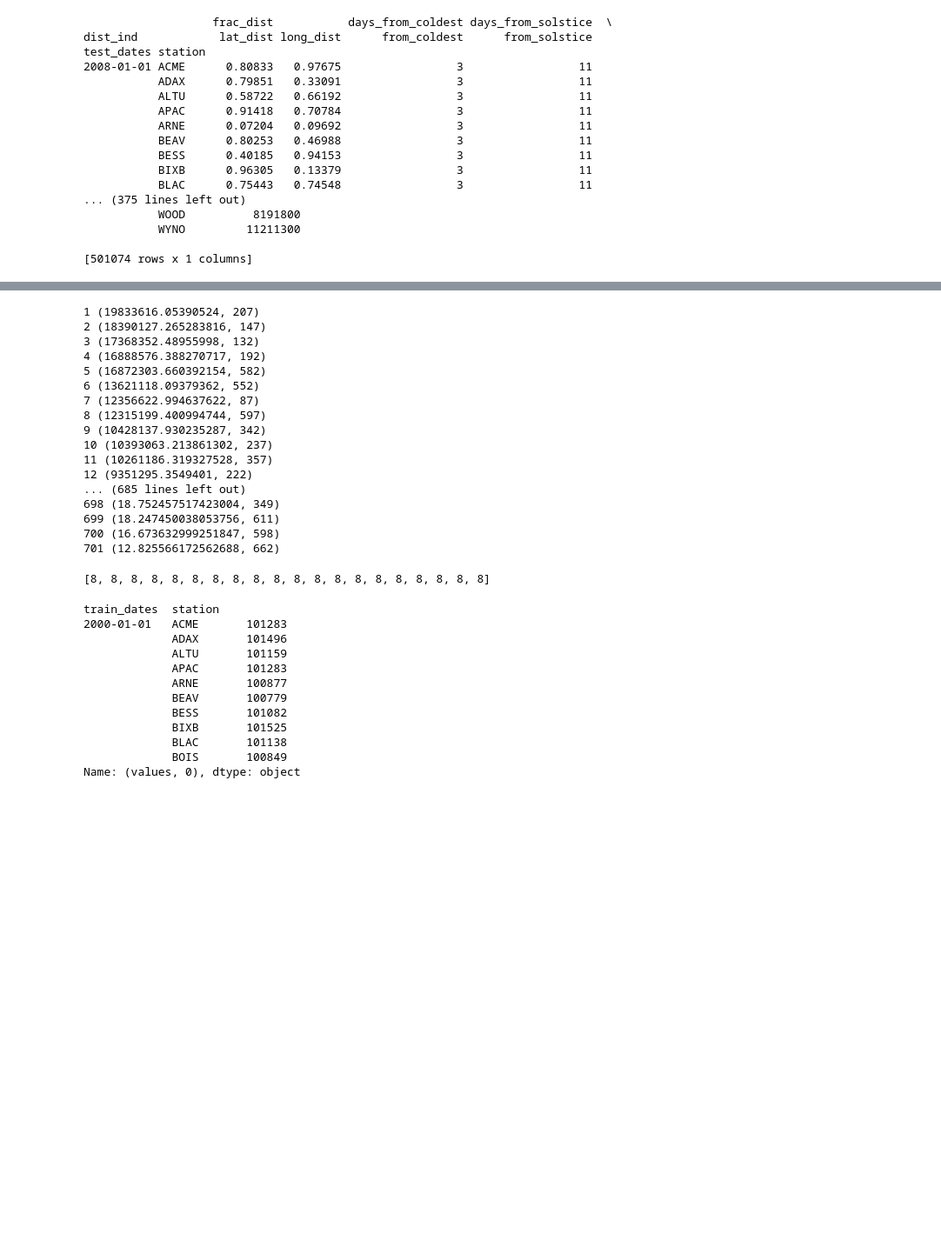
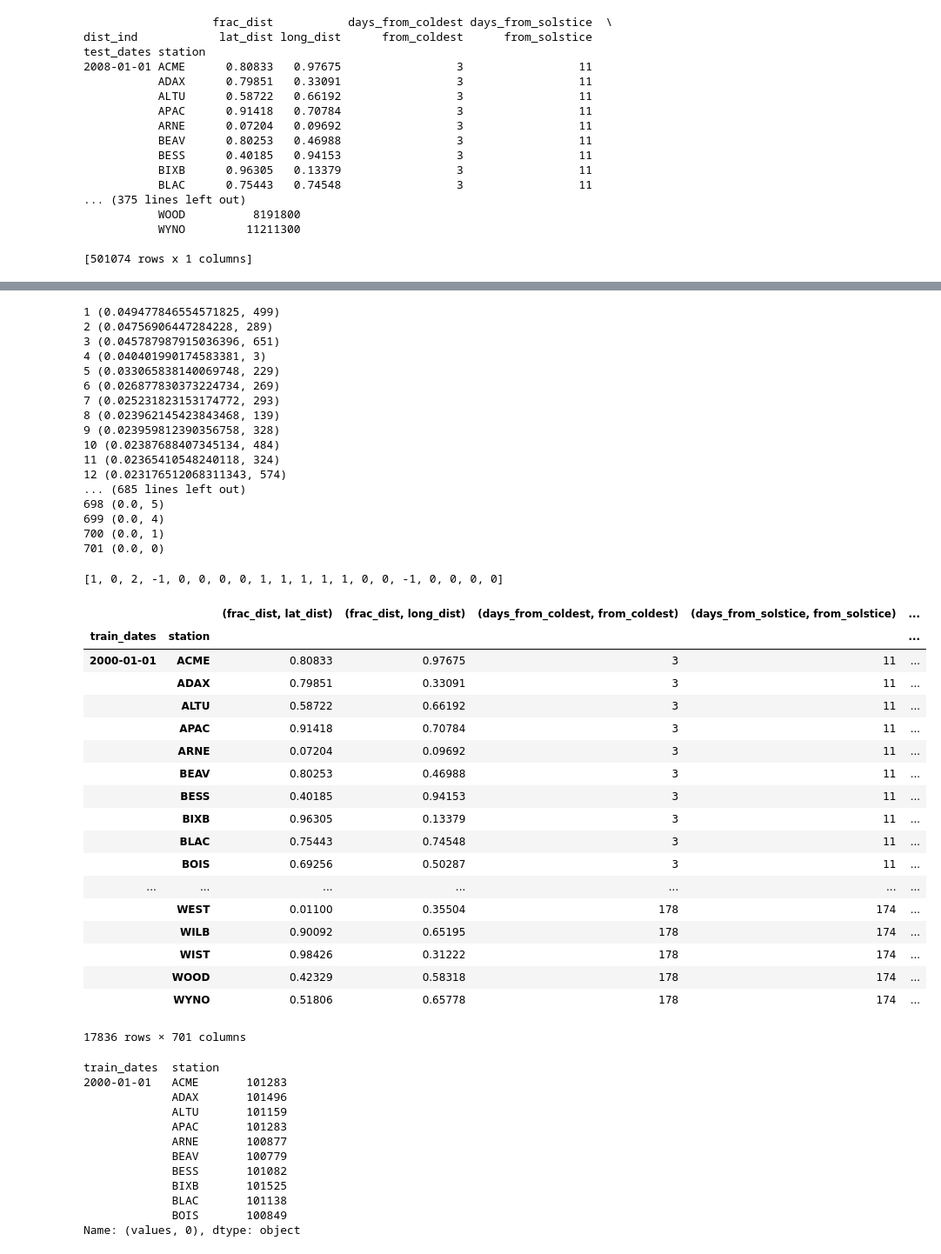
Before and after one commit to joelmpiper/solar_energy_prediction, a Jupyter notebook: notebooks/Full_Walkthrough.ipynb, the cells around one changed output, grey strips where cells are left out. Shown: that part at 87% size. Drawn from its saved outputs; the diff is of its cells as text; code cells hidden in the pictures; blank space fills up the shorter version.

```diff
--- a/notebooks/Full_Walkthrough.ipynb
+++ b/notebooks/Full_Walkthrough.ipynb
@@ -511,5 +511,5 @@ from solar.report.submission import Submission
 from solar.analyze.model import Model
 import cPickle as pickle
 
-model = pickle.load(open('solar/data/kaggle_solar/models/model_2016-02-21-10-13-21.p', 'rb'))
+model = pickle.load(open('solar/data/kaggle_solar/models/model_2016-02-21-16-11-01.p', 'rb'))
 # %%
@@ -517,38 +535,58 @@ model.best_estimator_.coef_/
 # %%
 import numpy as np
-means = np.mean(my_input[0].values,axis=0)
-coefs = model.best_estimator_.coef_.ravel()
-multis = coefs*means
+coefs = model.best_estimator_.feature_importances_.ravel()
 var_import = []
-for col, val in enumerate(list(multis)):
+for col, val in enumerate(list(coefs)):
     var_import.append((abs(val), col))
 var_import.sort(reverse=True)
 for i, entry in enumerate(var_import):
     print i+1, entry
 # %% [output]
-1 (19833616.05390524, 207)
-2 (18390127.265283816, 147)
-3 (17368352.48955998, 132)
-4 (16888576.388270717, 192)
-5 (16872303.660392154, 582)
-6 (13621118.09379362, 552)
-7 (12356622.994637622, 87)
-8 (12315199.400994744, 597)
-9 (10428137.930235287, 342)
-10 (10393063.213861302, 237)
-11 (10261186.319327528, 357)
-12 (9351295.3549401, 222)
+1 (0.049477846554571825, 499)
+2 (0.04756906447284228, 289)
+3 (0.045787987915036396, 651)
+4 (0.040401990174583381, 3)
+5 (0.033065838140069748, 229)
+6 (0.026877830373224734, 269)
+7 (0.025231823153174772, 293)
+8 (0.023962145423843468, 139)
+9 (0.023959812390356758, 328)
+10 (0.02387688407345134, 484)
+11 (0.02365410548240118, 324)
+12 (0.023176512068311343, 574)
 ... (685 lines left out)
-698 (18.752457517423004, 349)
-699 (18.247450038053756, 611)
-700 (16.673632999251847, 598)
-701 (12.825566172562688, 662)
+698 (0.0, 5)
+699 (0.0, 4)
+700 (0.0, 1)
+701 (0.0, 0)
 # %%
 my_input = pickle.load(open('solar/data/kaggle_solar/inputs/input_2016-02-21-09-27-29.p', 'rb'))
 # %%
-[(((var[1]-4)%15)) for var in var_import][0:20]
+[(((var[1]-4)/15)/4)/5 for var in var_import][0:20]
 # %% [output]
-[8, 8, 8, 8, 8, 8, 8, 8, 8, 8, 8, 8, 8, 8, 8, 8, 8, 8, 8, 8]
+[1, 0, 2, -1, 0, 0, 0, 0, 1, 1, 1, 1, 1, 0, 0, -1, 0, 0, 0, 0]
+# %%
+my_input[0]
+# %% [output]
+|  |  | (frac_dist, lat_dist) | (frac_dist, long_dist) | (days_from_coldest, from_coldest) | (days_from_solstice, from_solstice) | ... |
+| train_dates | station |  |  |  |  | ... |
+| 2000-01-01 | ACME | 0.80833 | 0.97675 | 3 | 11 | ... |
+|  | ADAX | 0.79851 | 0.33091 | 3 | 11 | ... |
+|  | ALTU | 0.58722 | 0.66192 | 3 | 11 | ... |
+|  | APAC | 0.91418 | 0.70784 | 3 | 11 | ... |
+|  | ARNE | 0.07204 | 0.09692 | 3 | 11 | ... |
+|  | BEAV | 0.80253 | 0.46988 | 3 | 11 | ... |
+|  | BESS | 0.40185 | 0.94153 | 3 | 11 | ... |
+|  | BIXB | 0.96305 | 0.13379 | 3 | 11 | ... |
+|  | BLAC | 0.75443 | 0.74548 | 3 | 11 | ... |
+|  | BOIS | 0.69256 | 0.50287 | 3 | 11 | ... |
+| ... | ... | ... | ... | ... | ... | ... |
+|  | WEST | 0.01100 | 0.35504 | 178 | 174 | ... |
+|  | WILB | 0.90092 | 0.65195 | 178 | 174 | ... |
+|  | WIST | 0.98426 | 0.31222 | 178 | 174 | ... |
+|  | WOOD | 0.42329 | 0.58318 | 178 | 174 | ... |
+|  | WYNO | 0.51806 | 0.65778 | 178 | 174 | ... |
+17836 rows × 701 columns
 # %%
 my_input[0].iloc[0:10,4+8+15*4]
 # %% [output]
```
Also changed, not shown: parts of 18 cells of this notebook, 32 other files.
